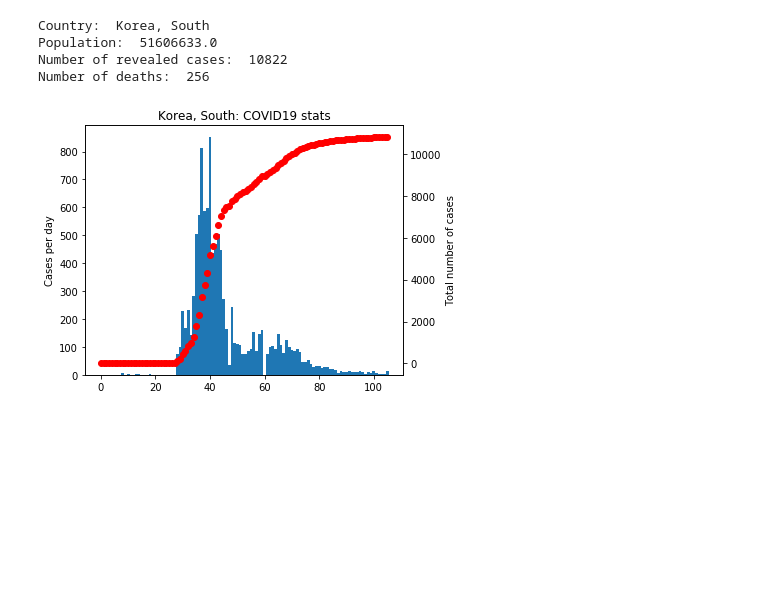
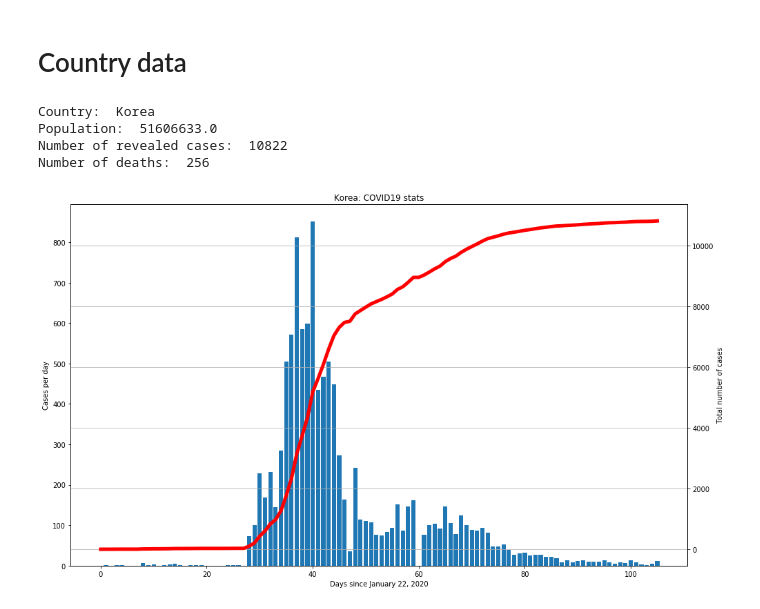
Before and after one commit to pakuula/COVID-19-BO-SIRX, a Jupyter notebook: SIRS-Korea.ipynb, the cells around one changed output. Cells and saved outputs as stored; diff of their text form; code cells hidden in the pictures; blank space fills up the shorter version.

```diff
--- a/SIRS-Korea.ipynb
+++ b/SIRS-Korea.ipynb
@@ -70,3 +1,2 @@ $\frac{dO}{dt} = k (I + C)$.
 # %%
-country  = 'Korea, South'
-country2 = 'Korea, Rep.'
+country  = 'Korea'
@@ -86,30 +46,34 @@ Computed on:  20-05-08 18:44:24
 # %%
 import corona
+# %% [markdown]
+# Country data <a name="country"/>
 # %%
-info = corona.CovidModel(country, country2)
+info = corona.CovidModel(country)
 print("Country: ", info.country)
 print("Population: ", info.population)
 print("Number of revealed cases: ", info.data[0][-1])
 print("Number of deaths: ", info.data[1][-1])
 # %% [output]
-Country:  Korea, South
+Country:  Korea
 Population:  51606633.0
 Number of revealed cases:  10822
 Number of deaths:  256
 # %%
 delta = info.data[:,1:] - info.data[:,:-1]
+days = np.arange(np.shape(delta)[1])
 
-days = np.arange(np.shape(delta)[1])
-fig, ax1 = plt.subplots()
+fig, ax1 = plt.subplots(figsize=(14,8))
 
-ax1.bar(days, delta[0], width=1.0)
+ax1.bar(days, delta[0], width=.8)
 ax1.set_ylabel('Cases per day')
+ax1.set_xlabel("Days since January 22, 2020")
 
 ax2 = ax1.twinx()
-ax2.plot(days, info.data[0][1:], 'o', color='red')
+ax2.plot(days, info.data[0][1:], '-', color='red', linewidth=5)
 ax2.set_ylabel('Total number of cases')
 fig.tight_layout()
 
 plt.title(info.country + ": COVID19 stats");
+plt.grid()
 # %% [output]
-[figure, old version]
+[figure, new version]
```
Also changed, not shown: parts of 32 cells of this notebook, 28 other files.
